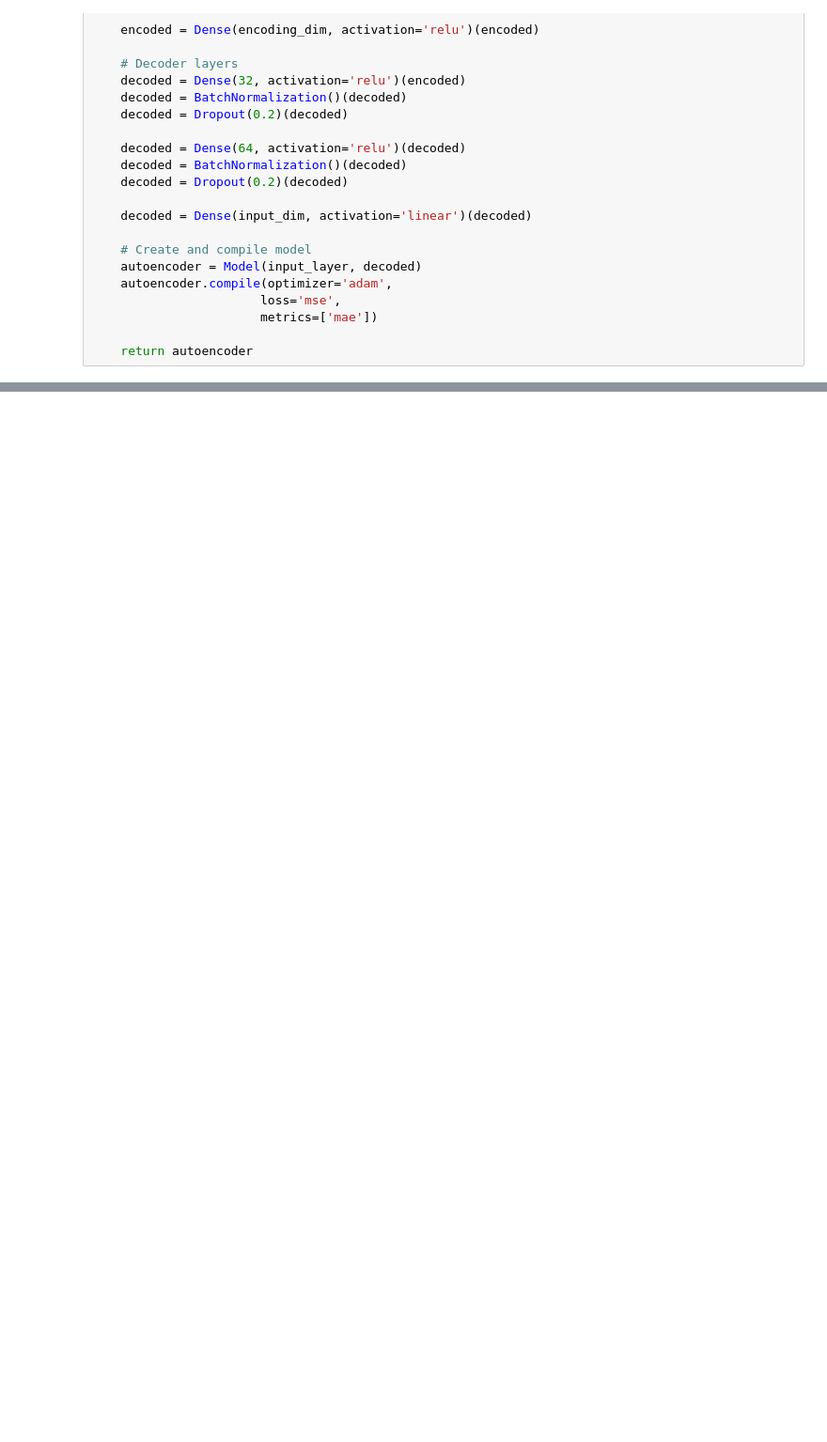
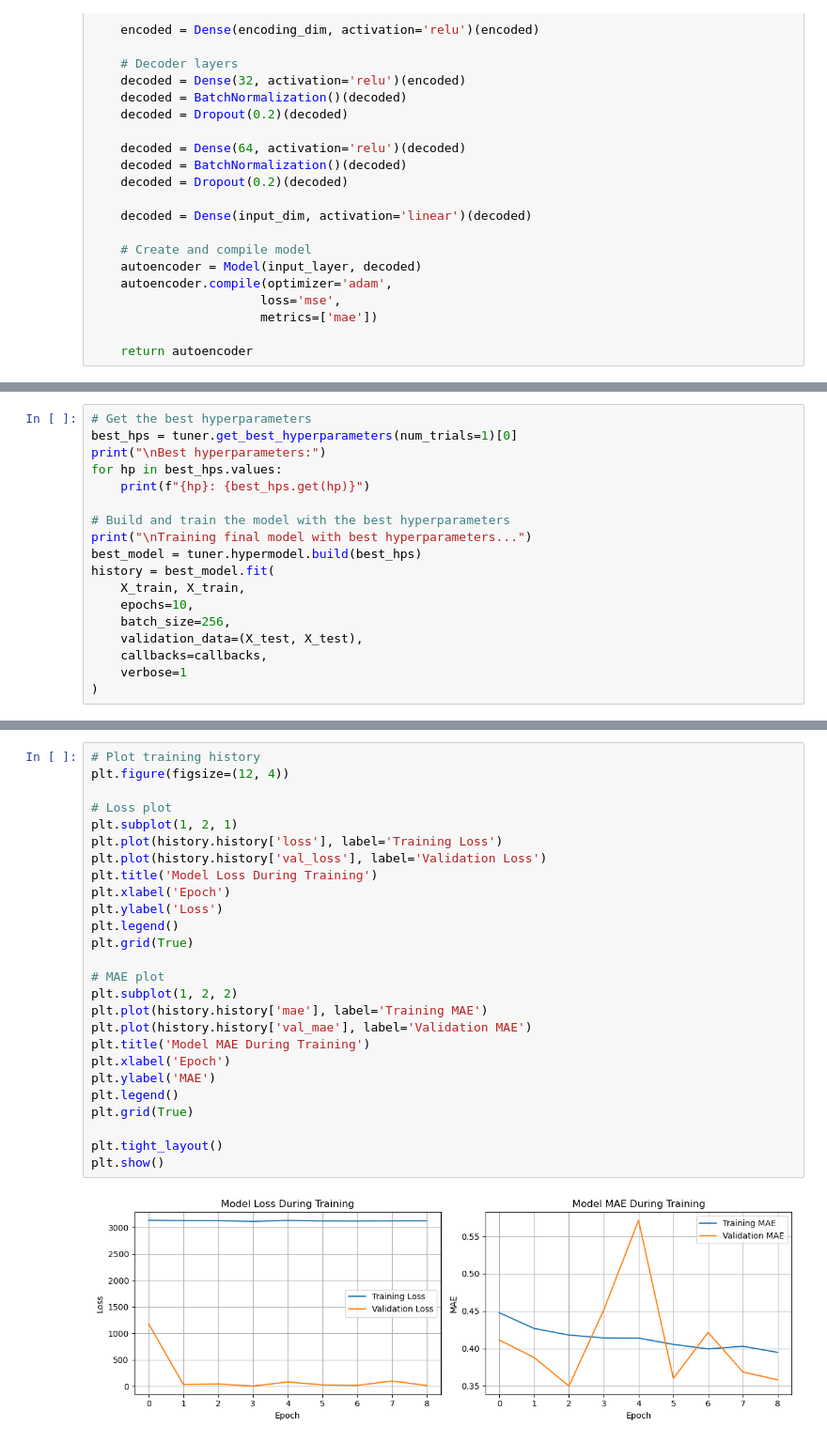
Before and after one commit to swapnilprakashpatil/aai530_2proj, a Jupyter notebook: src/anamoly_detection_model/auto_encoders.ipynb, the cells around one changed output, grey strips where cells are left out. Shown at 94% size. Drawn from its saved outputs; the diff is of its cells as text; blank space fills up the shorter version.

```diff
--- a/src/anamoly_detection_model/auto_encoders.ipynb
+++ b/src/anamoly_detection_model/auto_encoders.ipynb
@@ -374,0 +685,18 @@ Example anomalous rides (first 5):
+# %%
+# Get the best hyperparameters
+best_hps = tuner.get_best_hyperparameters(num_trials=1)[0]
+print("\nBest hyperparameters:")
+for hp in best_hps.values:
+    print(f"{hp}: {best_hps.get(hp)}")
+
+# Build and train the model with the best hyperparameters
+print("\nTraining final model with best hyperparameters...")
+best_model = tuner.hypermodel.build(best_hps)
+history = best_model.fit(
+    X_train, X_train,
+    epochs=10,
+    batch_size=256,
+    validation_data=(X_test, X_test),
+    callbacks=callbacks,
+    verbose=1
+)
@@ -374,0 +721,28 @@ Example anomalous rides (first 5):
+# %%
+# Plot training history
+plt.figure(figsize=(12, 4))
+
+# Loss plot
+plt.subplot(1, 2, 1)
+plt.plot(history.history['loss'], label='Training Loss')
+plt.plot(history.history['val_loss'], label='Validation Loss')
+plt.title('Model Loss During Training')
+plt.xlabel('Epoch')
+plt.ylabel('Loss')
+plt.legend()
+plt.grid(True)
+
+# MAE plot
+plt.subplot(1, 2, 2)
+plt.plot(history.history['mae'], label='Training MAE')
+plt.plot(history.history['val_mae'], label='Validation MAE')
+plt.title('Model MAE During Training')
+plt.xlabel('Epoch')
+plt.ylabel('MAE')
+plt.legend()
+plt.grid(True)
+
+plt.tight_layout()
+plt.show()
+# %% [output]
+[figure, added]
```
Also changed, not shown: parts of 44 cells of this notebook, 14 other files.
